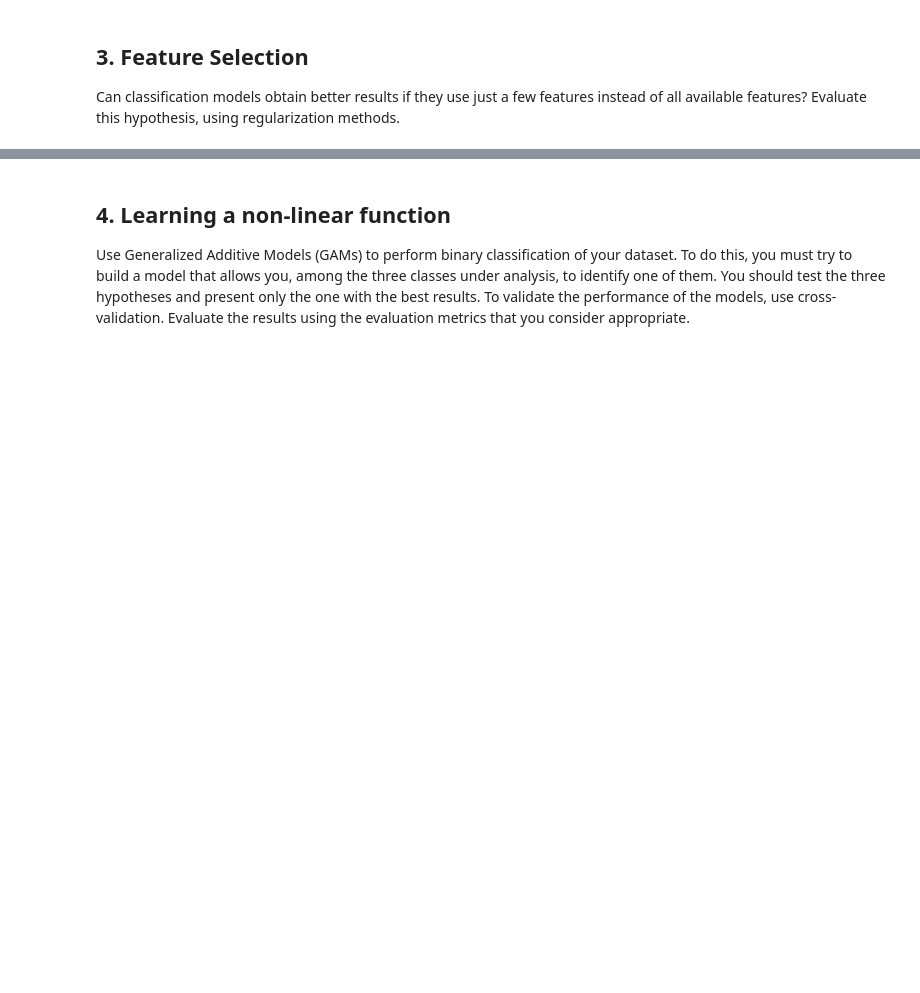
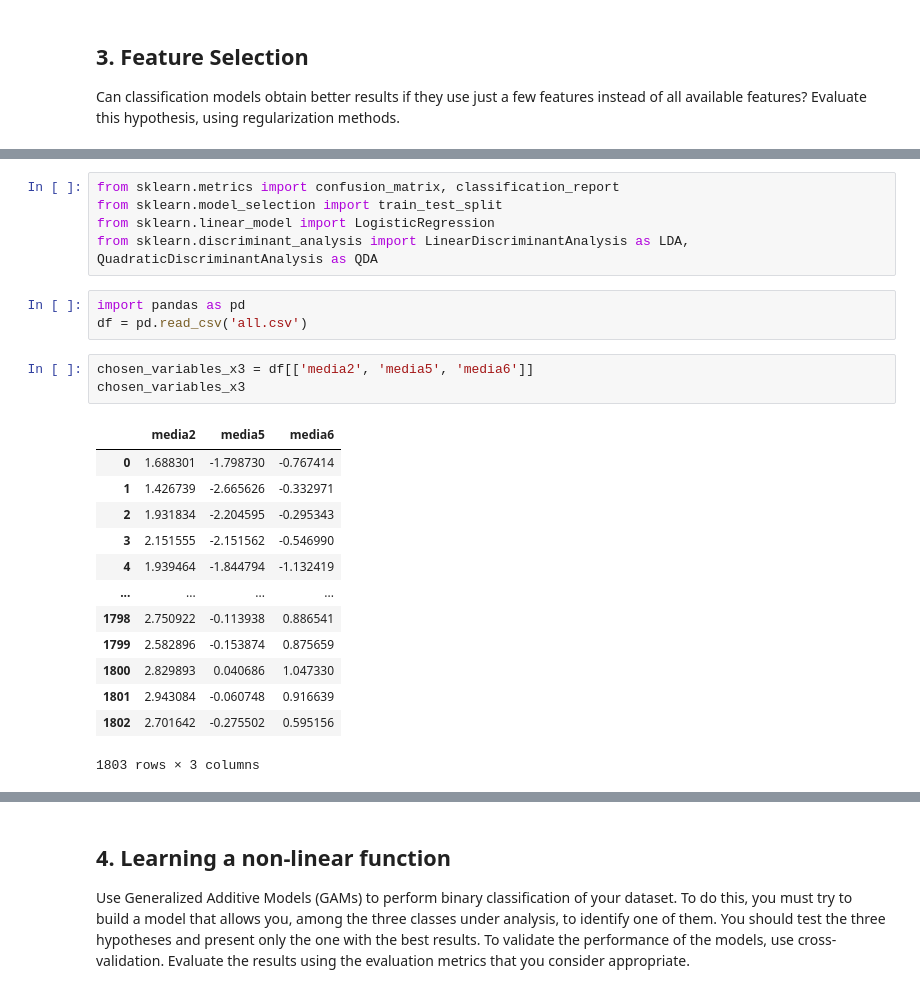
Before and after one commit to qettera/Machine-Learning-Overview, a Jupyter notebook: project.ipynb, the cells around one changed output, grey strips where cells are left out. Drawn from its saved outputs; the diff is of its cells as text; blank space fills up the shorter version.

Commit message:
added feature selection, deleted wrong regualization

```diff
--- a/project.ipynb
+++ b/project.ipynb
@@ -472,0 +429,25 @@ features? Evaluate this hypothesis, using regularization methods.
+# %%
+from sklearn.metrics import confusion_matrix, classification_report
+from sklearn.model_selection import train_test_split
+from sklearn.linear_model import LogisticRegression
+from sklearn.discriminant_analysis import LinearDiscriminantAnalysis as LDA, QuadraticDiscriminantAnalysis as QDA
+# %%
+import pandas as pd
+df = pd.read_csv('all.csv')
+# %%
+chosen_variables_x3 = df[['media2', 'media5', 'media6']]
+chosen_variables_x3
+# %% [output]
+|  | media2 | media5 | media6 |
+| 0 | 1.688301 | -1.798730 | -0.767414 |
+| 1 | 1.426739 | -2.665626 | -0.332971 |
+| 2 | 1.931834 | -2.204595 | -0.295343 |
+| 3 | 2.151555 | -2.151562 | -0.546990 |
+| 4 | 1.939464 | -1.844794 | -1.132419 |
+| ... | ... | ... | ... |
+| 1798 | 2.750922 | -0.113938 | 0.886541 |
+| 1799 | 2.582896 | -0.153874 | 0.875659 |
+| 1800 | 2.829893 | 0.040686 | 1.047330 |
+| 1801 | 2.943084 | -0.060748 | 0.916639 |
+| 1802 | 2.701642 | -0.275502 | 0.595156 |
+1803 rows × 3 columns
```
Also changed, not shown: parts of 55 cells of this notebook.
